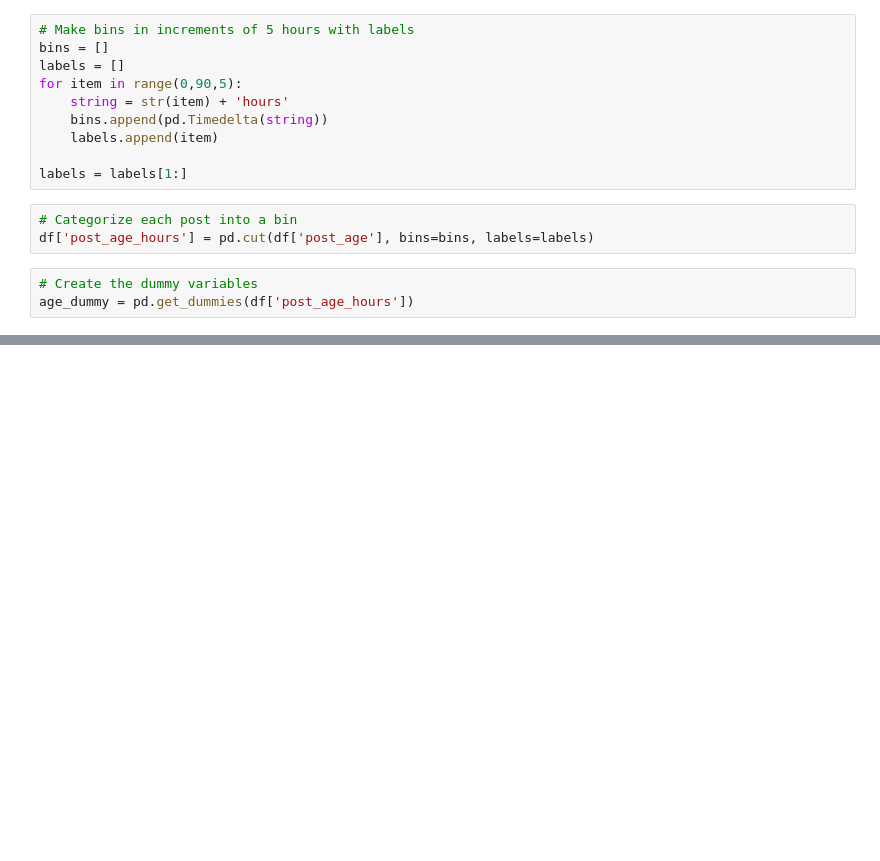
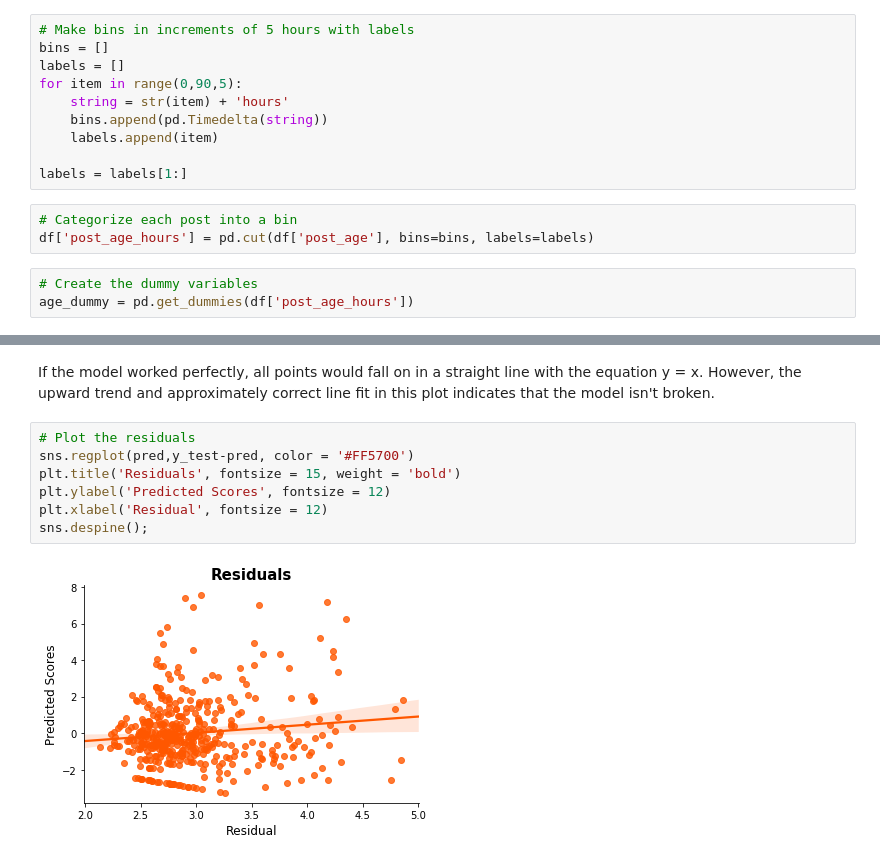
Before and after one commit to huangemma26/Bias_In_Reddit_News, a Jupyter notebook: Clean_and_Regress.ipynb, the cells around one changed output, grey strips where cells are left out. Drawn from its saved outputs; the diff is of its cells as text; blank space fills up the shorter version.

```diff
--- a/Clean_and_Regress.ipynb
+++ b/Clean_and_Regress.ipynb
@@ -867,0 +399,11 @@ sns.despine();
+# %% [markdown]
+If the model worked perfectly, all points would fall on in a straight line with the equation y = x. However, the upward trend and approximately correct line fit in this plot indicates that the model isn't broken.
+# %%
+# Plot the residuals
+sns.regplot(pred,y_test-pred, color = '#FF5700')
+plt.title('Residuals', fontsize = 15, weight = 'bold')
+plt.ylabel('Predicted Scores', fontsize = 12)
+plt.xlabel('Residual', fontsize = 12)
+sns.despine();
+# %% [output]
+[figure, added]
```
Also changed, not shown: parts of 185 cells of this notebook.
